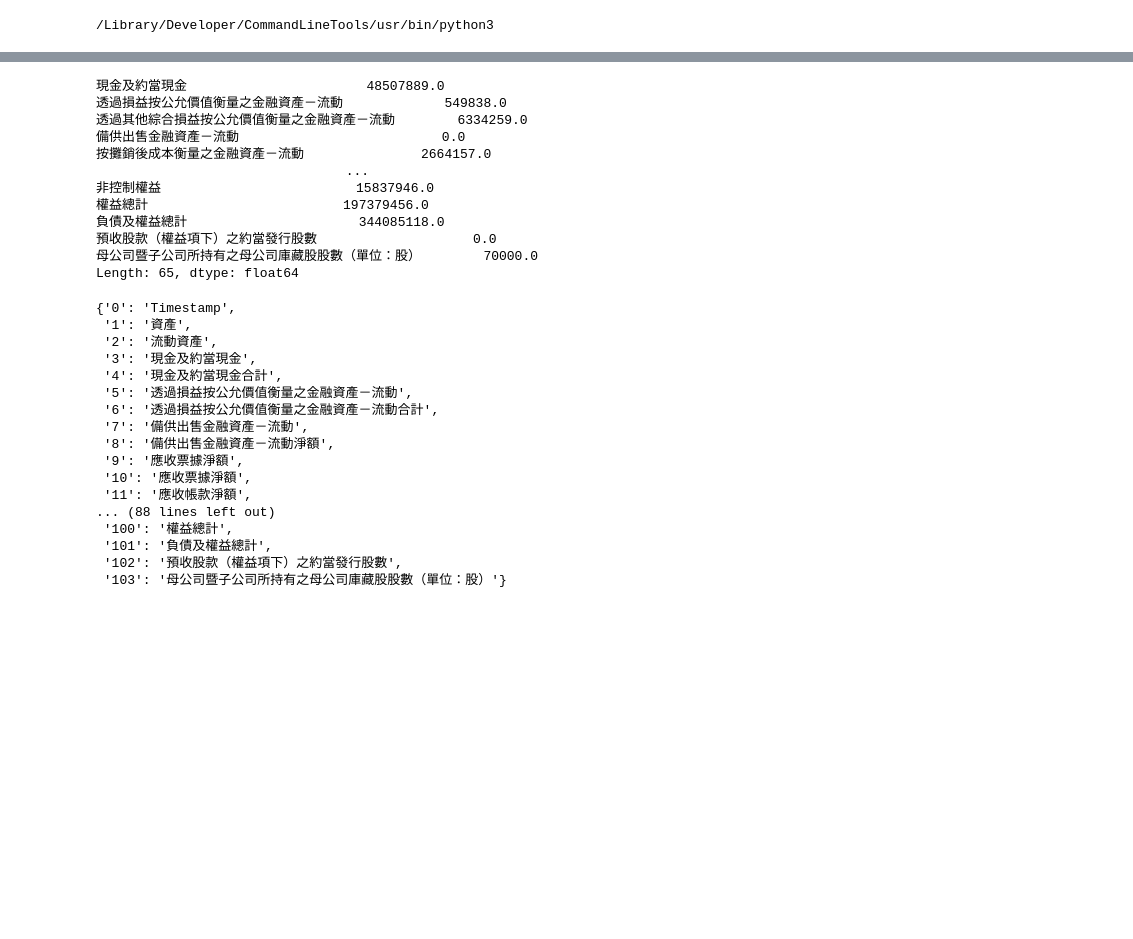
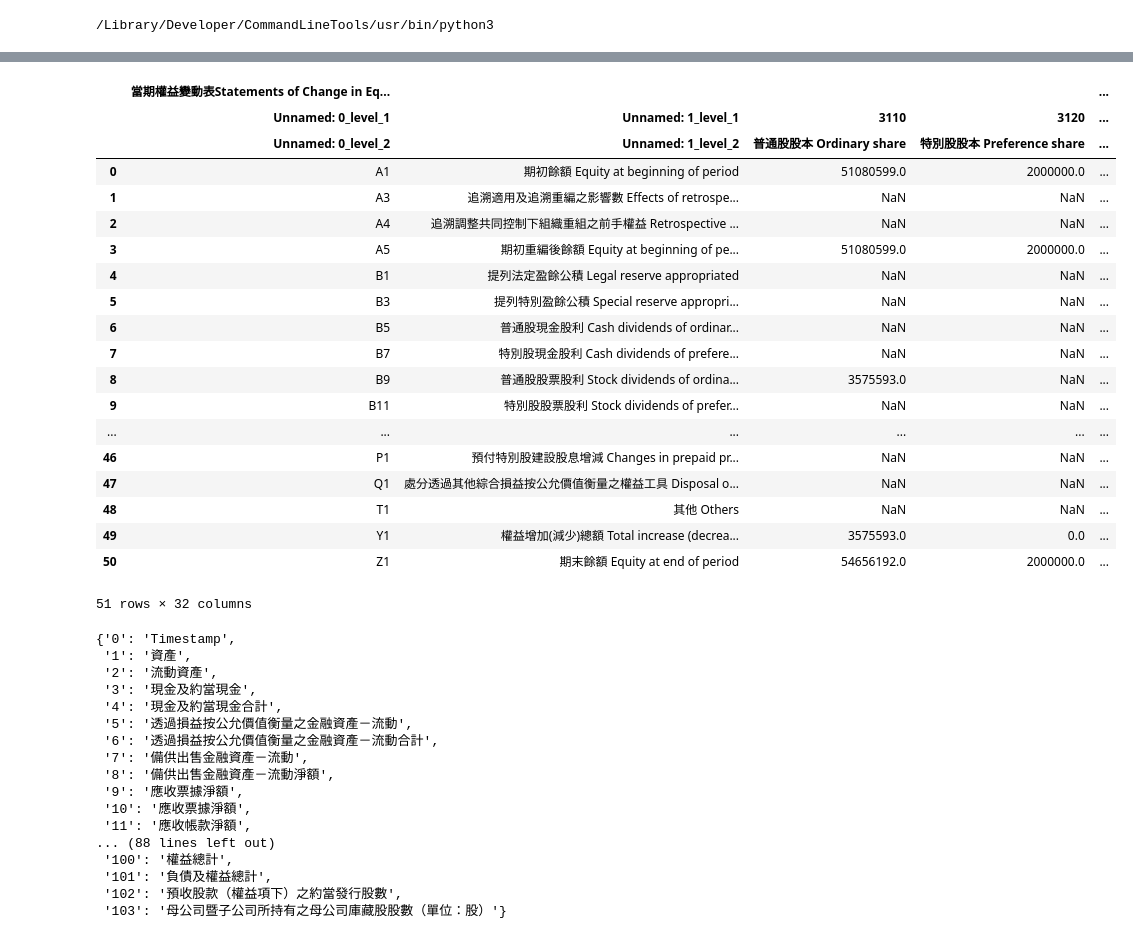
Before and after one commit to max0514/trading_bot, a Jupyter notebook: crawl_quater_report.ipynb, the cells around one changed output, grey strips where cells are left out. Saved outputs shown, nothing was run; the diff lists cells and outputs as text; code cells hidden in the pictures; blank space fills up the shorter version.

```diff
--- a/crawl_quater_report.ipynb
+++ b/crawl_quater_report.ipynb
@@ -60,37 +57,45 @@ dtype: float64
 # %%
-url = 'https://mops.twse.com.tw/server-java/t164sb01?step=1&CO_ID=1101&SYEAR=2018&SSEASON=4&REPORT_ID=C'
-headers = {'User-Agent': 'Mozilla/5.0 (Macintosh; Intel Mac OS X 10_10_1) AppleWebKit/537.36 (KHTML, like Gecko) Chrome/39.0.2171.95 Safari/537.36'}
-payload = {
-                'step': 1,
-                'CO_ID': str(1262),
-                'SYEAR': str(2016),
-                'SSEASON': str(2),
-                'REPORT_ID': 'C'
-            }
-response = requests.get(url, headers=headers)#,data=payload)
-response.encoding='big5'
-dfs = pd.read_html(StringIO(response.text))
-df =dfs[1]
-df
-index = df.iloc[:,0]
-values = df.iloc[:,1]
-values
-data = pd.Series(values.values, index=index.values)
-data.dropna(inplace=True)
-data
+# url = 'https://mops.twse.com.tw/server-java/t164sb01?step=1&CO_ID=1101&SYEAR=2019&SSEASON=4&REPORT_ID=C'
+# headers = {'User-Agent': 'Mozilla/5.0 (Macintosh; Intel Mac OS X 10_10_1) AppleWebKit/537.36 (KHTML, like Gecko) Chrome/39.0.2171.95 Safari/537.36'}
+# payload = {
+#                 'step': 1,
+#                 'CO_ID': str(1262),
+#                 'SYEAR': str(2016),
+#                 'SSEASON': str(2),
+#                 'REPORT_ID': 'C'
+#             }
+# response = requests.get(url, headers=headers)#,data=payload)
+# response.encoding='big5'
+# dfs = pd.read_html(StringIO(response.text))
+# df =dfs[3]
+# df
+# # index = df.iloc[:,1]
+# # values = df.iloc[:,2]
+# # values
+# # data = pd.Series(values.values, index=index.values)
+# # data.dropna(inplace=True, axis=0)
+# # data
 # %% [output]
+|  | 當期權益變動表Statements of Change in Eq... |  |  |  | ... |
+|  | Unnamed: 0_level_1 | Unnamed: 1_level_1 | 3110 | 3120 | ... |
+|  | Unnamed: 0_level_2 | Unnamed: 1_level_2 | 普通股股本 Ordinary share | 特別股股本 Preference share | ... |
+| 0 | A1 | 期初餘額 Equity at beginning of period | 51080599.0 | 2000000.0 | ... |
+| 1 | A3 | 追溯適用及追溯重編之影響數 Effects of retrospe... | NaN | NaN | ... |
+| 2 | A4 | 追溯調整共同控制下組織重組之前手權益 Retrospective ... | NaN | NaN | ... |
+| 3 | A5 | 期初重編後餘額 Equity at beginning of pe... | 51080599.0 | 2000000.0 | ... |
+| 4 | B1 | 提列法定盈餘公積 Legal reserve appropriated | NaN | NaN | ... |
+| 5 | B3 | 提列特別盈餘公積 Special reserve appropri... | NaN | NaN | ... |
+| 6 | B5 | 普通股現金股利 Cash dividends of ordinar... | NaN | NaN | ... |
+| 7 | B7 | 特別股現金股利 Cash dividends of prefere... | NaN | NaN | ... |
+| 8 | B9 | 普通股股票股利 Stock dividends of ordina... | 3575593.0 | NaN | ... |
+| 9 | B11 | 特別股股票股利 Stock dividends of prefer... | NaN | NaN | ... |
+| ... | ... | ... | ... | ... | ... |
+| 46 | P1 | 預付特別股建設股息增減 Changes in prepaid pr... | NaN | NaN | ... |
+| 47 | Q1 | 處分透過其他綜合損益按公允價值衡量之權益工具 Disposal o... | NaN | NaN | ... |
+| 48 | T1 | 其他 Others | NaN | NaN | ... |
+| 49 | Y1 | 權益增加(減少)總額 Total increase (decrea... | 3575593.0 | 0.0 | ... |
+| 50 | Z1 | 期末餘額 Equity at end of period | 54656192.0 | 2000000.0 | ... |
-現金及約當現金                       48507889.0
-透過損益按公允價值衡量之金融資產－流動             549838.0
-透過其他綜合損益按公允價值衡量之金融資產－流動        6334259.0
-備供出售金融資產－流動                          0.0
-按攤銷後成本衡量之金融資產－流動               2664157.0
-                                ...
-非控制權益                         15837946.0
-權益總計                         197379456.0
-負債及權益總計                      344085118.0
-預收股款（權益項下）之約當發行股數                    0.0
-母公司暨子公司所持有之母公司庫藏股股數（單位：股）        70000.0
-Length: 65, dtype: float64
+51 rows × 32 columns
 # %%
 # def process_df(df):
 #     data = df.reset_index()
```
Also changed, not shown: parts of 2 cells of this notebook, 1 other file.
